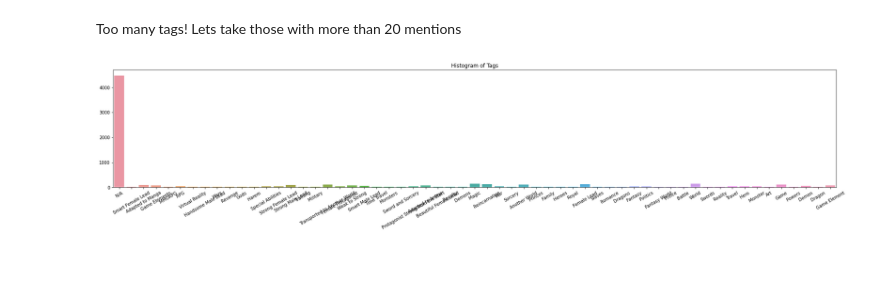
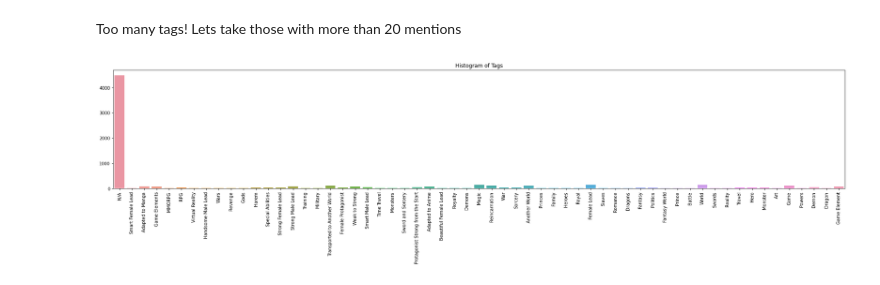
Before and after one commit to yuvalofek/analyzing-light-novels, a Jupyter notebook: LN_Analysis.ipynb, the cells around one changed output. Cells and saved outputs as stored; diff of their text form; code cells hidden in the pictures.

```diff
--- a/LN_Analysis.ipynb
+++ b/LN_Analysis.ipynb
@@ -146,14 +189,14 @@ Too many tags! Lets take those with more than 20 mentions
 # %%
 N = 20
 tag_cols = [name for name in ln_df.columns if 'Tag' in name]
 high_tag_counts = ln_df[tag_cols].loc[:, ln_df[tag_cols].sum(numeric_only=True)>N]
 
 
 plt.figure(figsize=(30, 5))
 plt.title('Histogram of Tags')
 ax = sns.barplot(y = high_tag_counts.sum(numeric_only=True), x = [name.split('_')[-1] for name in high_tag_counts.columns if 'Tag' in name])
-ax.set_xticklabels(ax.get_xticklabels(),rotation = 30)
+ax.set_xticklabels(ax.get_xticklabels(),rotation = 90)
 plt.savefig(f'Tags_>{N}.png')
 plt.show()
 # %% [output]
-[figure, old version]
+[figure, new version]
```
Also changed, not shown: parts of 25 cells of this notebook.
